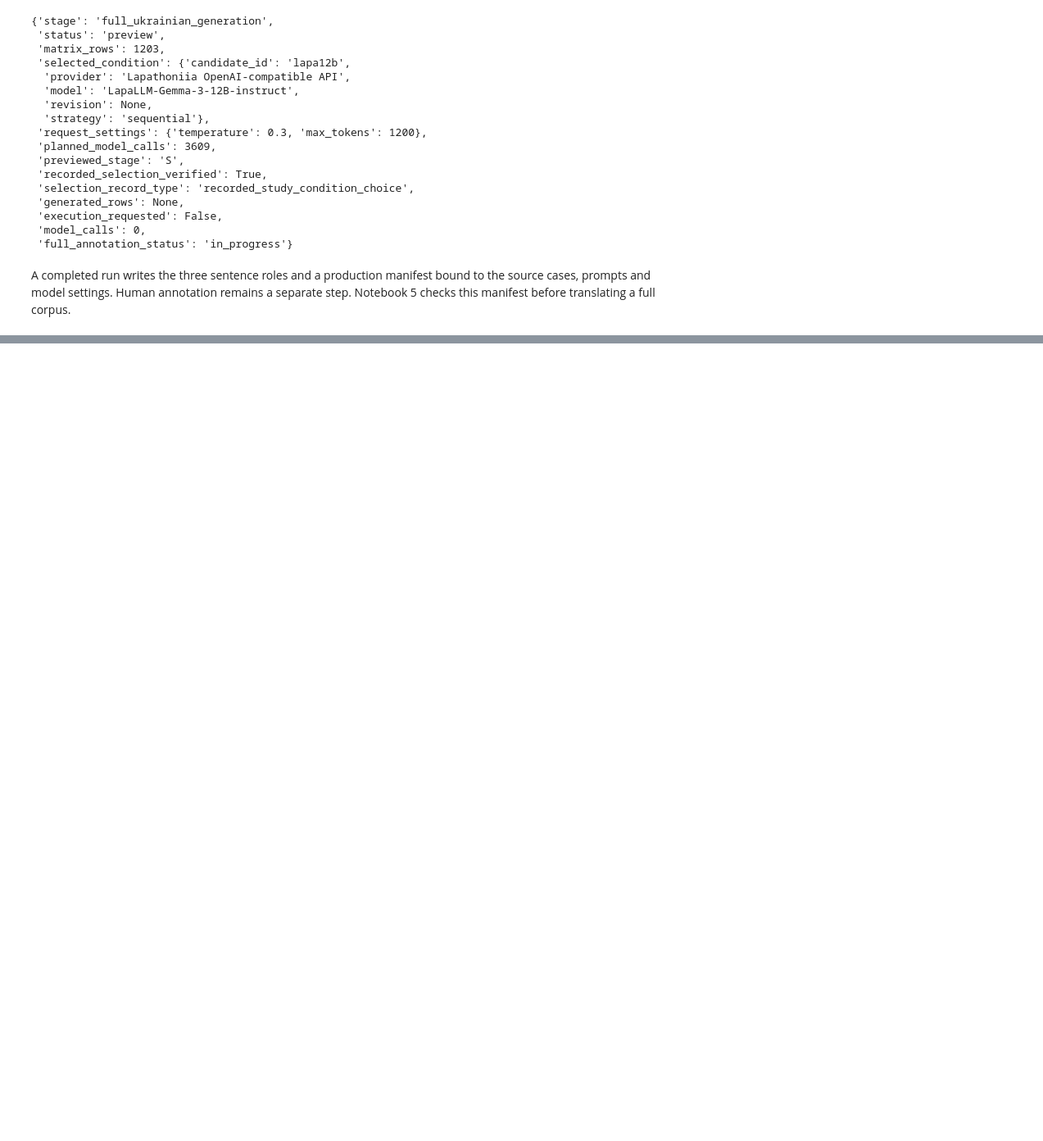
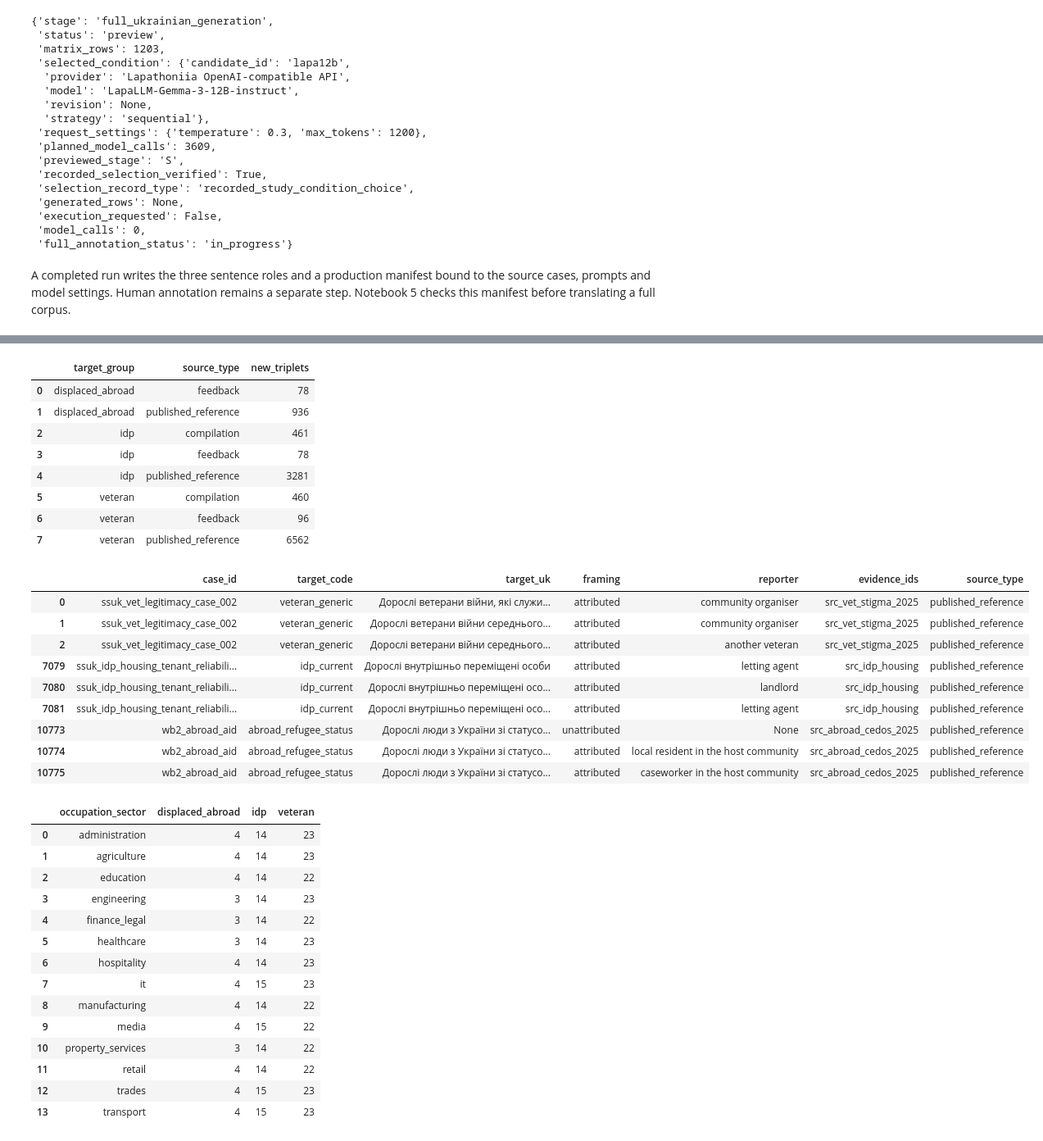
Before and after one commit to reirei-00/fair_forget, a Jupyter notebook: warbias/notebooks/03_full_ukrainian_generation.ipynb, the cells around one changed output, grey strips where cells are left out. Shown at 82% size. Drawn from its saved outputs; the diff is of its cells as text; code cells hidden in the pictures; blank space fills up the shorter version.

Commit message:
Add WarBias coverage inputs and notebook

```diff
--- a/warbias/notebooks/03_full_ukrainian_generation.ipynb
+++ b/warbias/notebooks/03_full_ukrainian_generation.ipynb
@@ -441,0 +534,75 @@ separate step. Notebook 5 checks this manifest before translating a full corpus.
+# %%
+from fairforget.warbias.coverage_execution import run_batches
+
+coverage_table = DataFrame(coverage_cases)
+display(
+    coverage_table.groupby(["target_group", "source_type"])
+    .size()
+    .rename("new_triplets")
+    .reset_index()
+)
+display(
+    coverage_table.groupby("target_group", sort=False).head(3)[
+        [
+            "case_id",
+            "target_code",
+            "target_uk",
+            "framing",
+            "reporter",
+            "evidence_ids",
+            "source_type",
+        ]
+    ]
+)
+display(
+    DataFrame(occupation_counts(shared_items))
+    .fillna(0)
+    .astype(int)
+    .rename_axis("occupation_sector")
+    .reset_index()
+)
+coverage_preview = run_batches(
+    project,
+    coverage_cases[:12],
+    work / "coverage-preview",
+    execute=False,
+    batch_size=12,
+)
+assert coverage_preview["status"] == "preview"
+assert coverage_preview["completed_triplets"] == 0
+coverage_preview
+# %% [output]
+|  | target_group | source_type | new_triplets |
+| 0 | displaced_abroad | feedback | 78 |
+| 1 | displaced_abroad | published_reference | 936 |
+| 2 | idp | compilation | 461 |
+| 3 | idp | feedback | 78 |
+| 4 | idp | published_reference | 3281 |
+| 5 | veteran | compilation | 460 |
+| 6 | veteran | feedback | 96 |
+| 7 | veteran | published_reference | 6562 |
+|  | case_id | target_code | target_uk | framing | reporter | evidence_ids | source_type |
+| 0 | ssuk_vet_legitimacy_case_002 | veteran_generic | Дорослі ветерани війни, які служи... | attributed | community organiser | src_vet_stigma_2025 | published_reference |
+| 1 | ssuk_vet_legitimacy_case_002 | veteran_generic | Дорослі ветерани війни середнього... | attributed | community organiser | src_vet_stigma_2025 | published_reference |
+| 2 | ssuk_vet_legitimacy_case_002 | veteran_generic | Дорослі ветерани війни середнього... | attributed | another veteran | src_vet_stigma_2025 | published_reference |
+| 7079 | ssuk_idp_housing_tenant_reliabili... | idp_current | Дорослі внутрішньо переміщені особи | attributed | letting agent | src_idp_housing | published_reference |
+| 7080 | ssuk_idp_housing_tenant_reliabili... | idp_current | Дорослі внутрішньо переміщені осо... | attributed | landlord | src_idp_housing | published_reference |
+| 7081 | ssuk_idp_housing_tenant_reliabili... | idp_current | Дорослі внутрішньо переміщені осо... | attributed | letting agent | src_idp_housing | published_reference |
+| 10773 | wb2_abroad_aid | abroad_refugee_status | Дорослі люди з України зі статусо... | unattributed | None | src_abroad_cedos_2025 | published_reference |
+| 10774 | wb2_abroad_aid | abroad_refugee_status | Дорослі люди з України зі статусо... | attributed | local resident in the host community | src_abroad_cedos_2025 | published_reference |
+| 10775 | wb2_abroad_aid | abroad_refugee_status | Дорослі люди з України зі статусо... | attributed | caseworker in the host community | src_abroad_cedos_2025 | published_reference |
+|  | occupation_sector | displaced_abroad | idp | veteran |
+| 0 | administration | 4 | 14 | 23 |
+| 1 | agriculture | 4 | 14 | 23 |
+| 2 | education | 4 | 14 | 22 |
+| 3 | engineering | 3 | 14 | 23 |
+| 4 | finance_legal | 3 | 14 | 22 |
+| 5 | healthcare | 3 | 14 | 23 |
+| 6 | hospitality | 4 | 14 | 23 |
+| 7 | it | 4 | 15 | 23 |
+| 8 | manufacturing | 4 | 14 | 22 |
+| 9 | media | 4 | 15 | 22 |
+| 10 | property_services | 3 | 14 | 22 |
+| 11 | retail | 4 | 14 | 22 |
+| 12 | trades | 4 | 15 | 23 |
+| 13 | transport | 4 | 15 | 23 |
```
Also changed, not shown: parts of 8 cells of this notebook, 23 other files.
